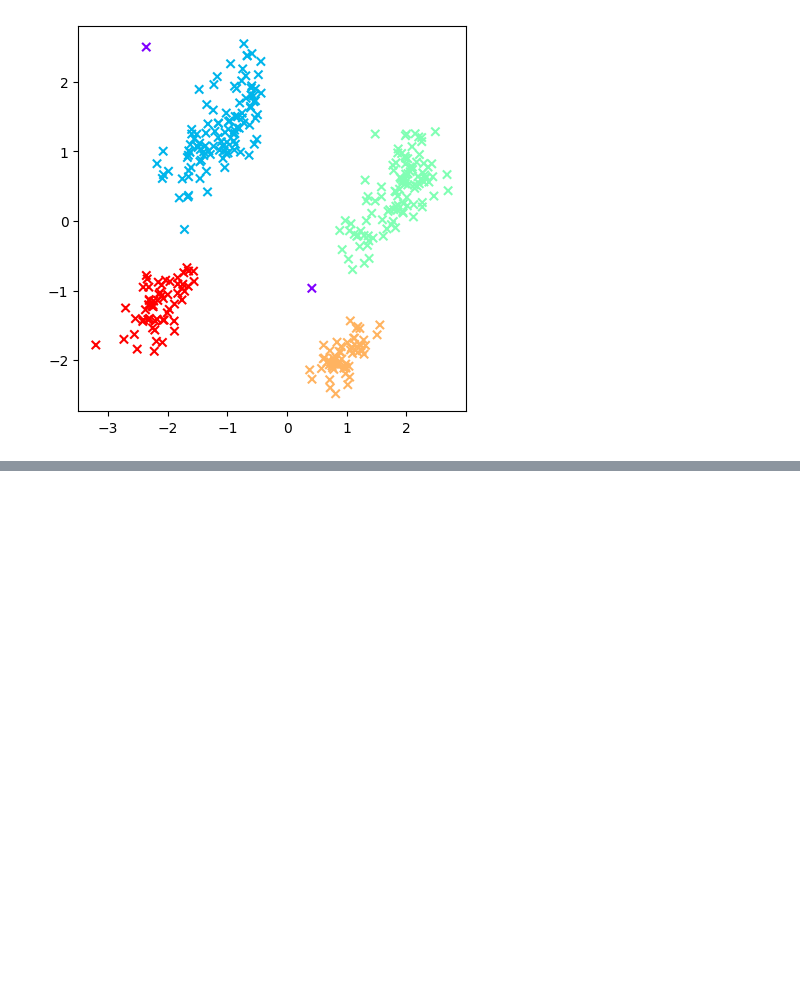
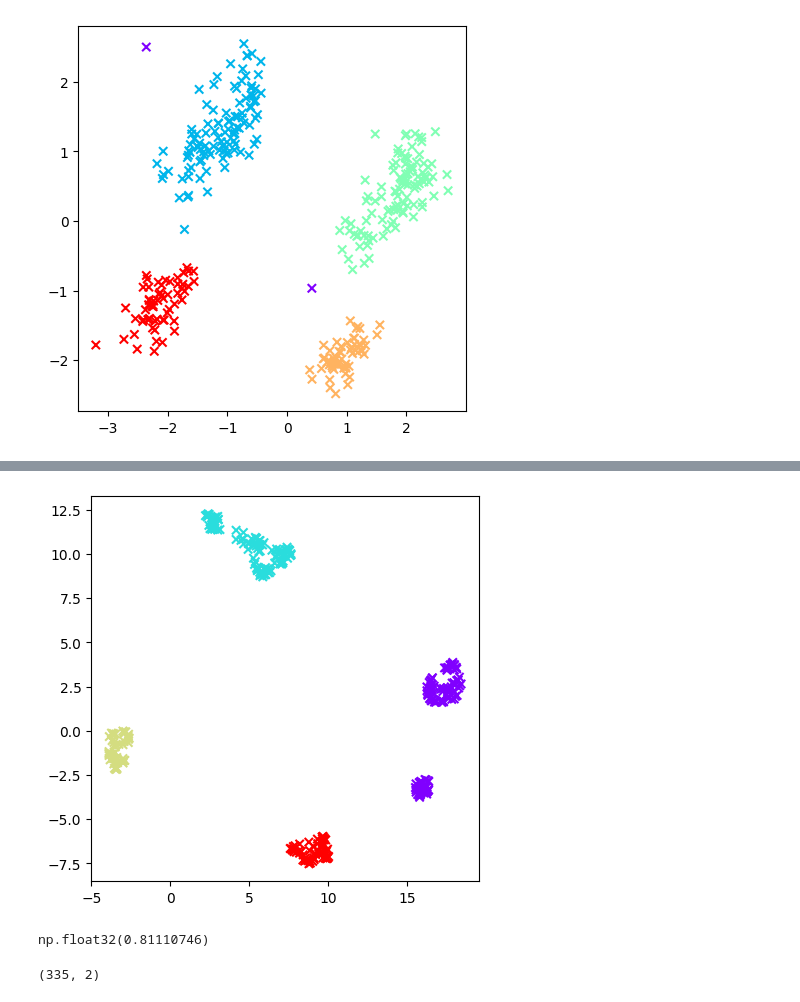
Before and after one commit to prasanna-venkatesh-m/penguin-species-clustering, a Jupyter notebook: Agglomerative_Clustering.ipynb, the cells around one changed output, grey strips where cells are left out. Drawn from its saved outputs; the diff is of its cells as text; code cells hidden in the pictures; blank space fills up the shorter version.

```diff
--- a/Agglomerative_Clustering.ipynb
+++ b/Agglomerative_Clustering.ipynb
@@ -164,0 +176,4 @@ plt.show()
+# %%
+ac_ump = AgglomerativeClustering(n_clusters=4, linkage='ward')
+predicted_ump = ac_ump.fit(embedding)
+print(ac_ump.labels_)
@@ -164,0 +191,16 @@ plt.show()
+# %%
+plt.figure(figsize=(5,5))
+plt.scatter(embedding[0], embedding[1], c=ac_ump.labels_, cmap='rainbow', marker='x')
+plt.show()
+# %% [output]
+[figure, added]
+# %%
+silhouette_score(embedding, ac_ump.labels_)
+# %% [output]
+np.float32(0.81110746)
+# %%
+new_row = pd.DataFrame([[5,2.5]])
+predict_data = pd.concat([embedding, new_row], axis=0)
+predict_data.shape
+# %% [output]
+(335, 2)
```
Also changed, not shown: parts of 6 cells of this notebook.
